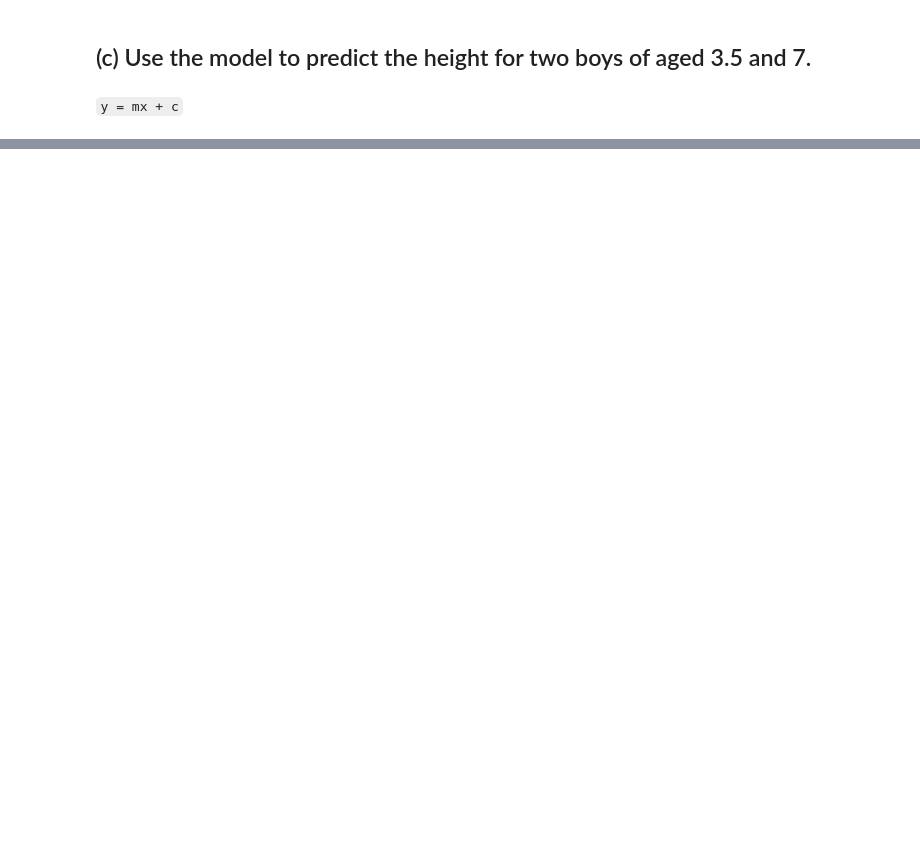
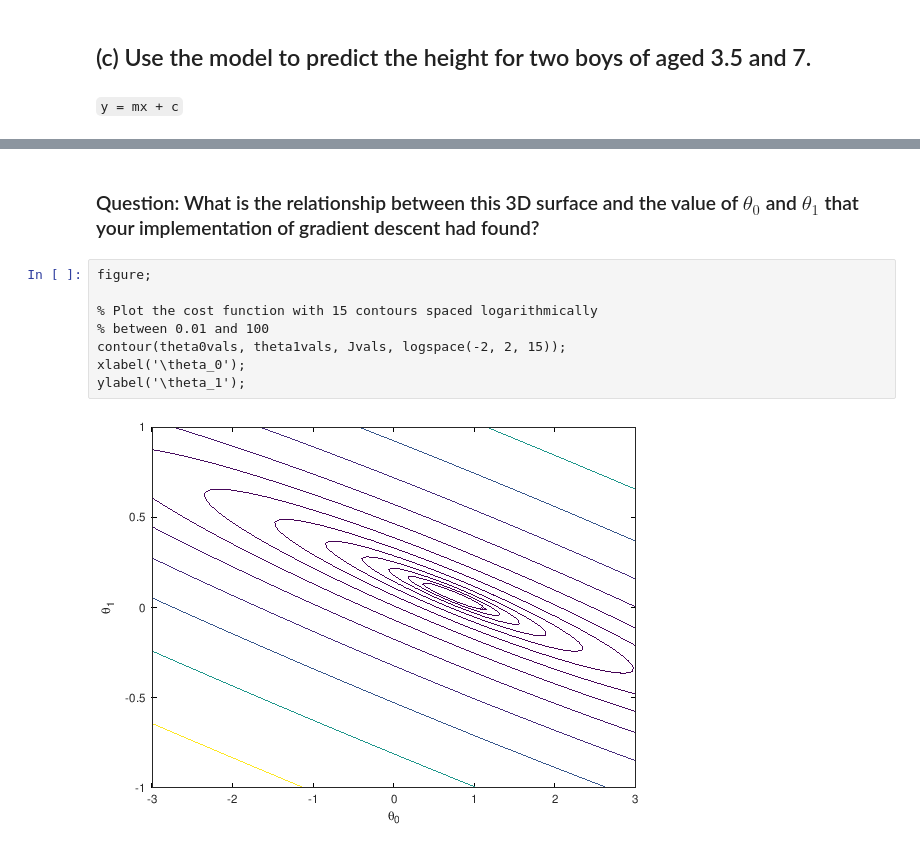
Before and after one commit to kherin/machine_learning, a Jupyter notebook: gradient_descent/linear_regression_gradient_descent.ipynb, the cells around one changed output, grey strips where cells are left out. Saved outputs shown, nothing was run; the diff lists cells and outputs as text; blank space fills up the shorter version.

```diff
--- a/gradient_descent/linear_regression_gradient_descent.ipynb
+++ b/gradient_descent/linear_regression_gradient_descent.ipynb
@@ -108,0 +136,12 @@ ans = Predicted Height for boy aged 7 is 1.25654
+# %% [markdown]
+### Question: What is the relationship between this 3D surface and the value of $\theta_0$ and $\theta_1$ that your implementation of gradient descent had found?
+# %%
+figure;
+
+% Plot the cost function with 15 contours spaced logarithmically
+% between 0.01 and 100
+contour(theta0vals, theta1vals, Jvals, logspace(-2, 2, 15));
+xlabel('\theta_0');
+ylabel('\theta_1');
+# %% [output]
+[figure, added]
```
Also changed, not shown: parts of 11 cells of this notebook.
